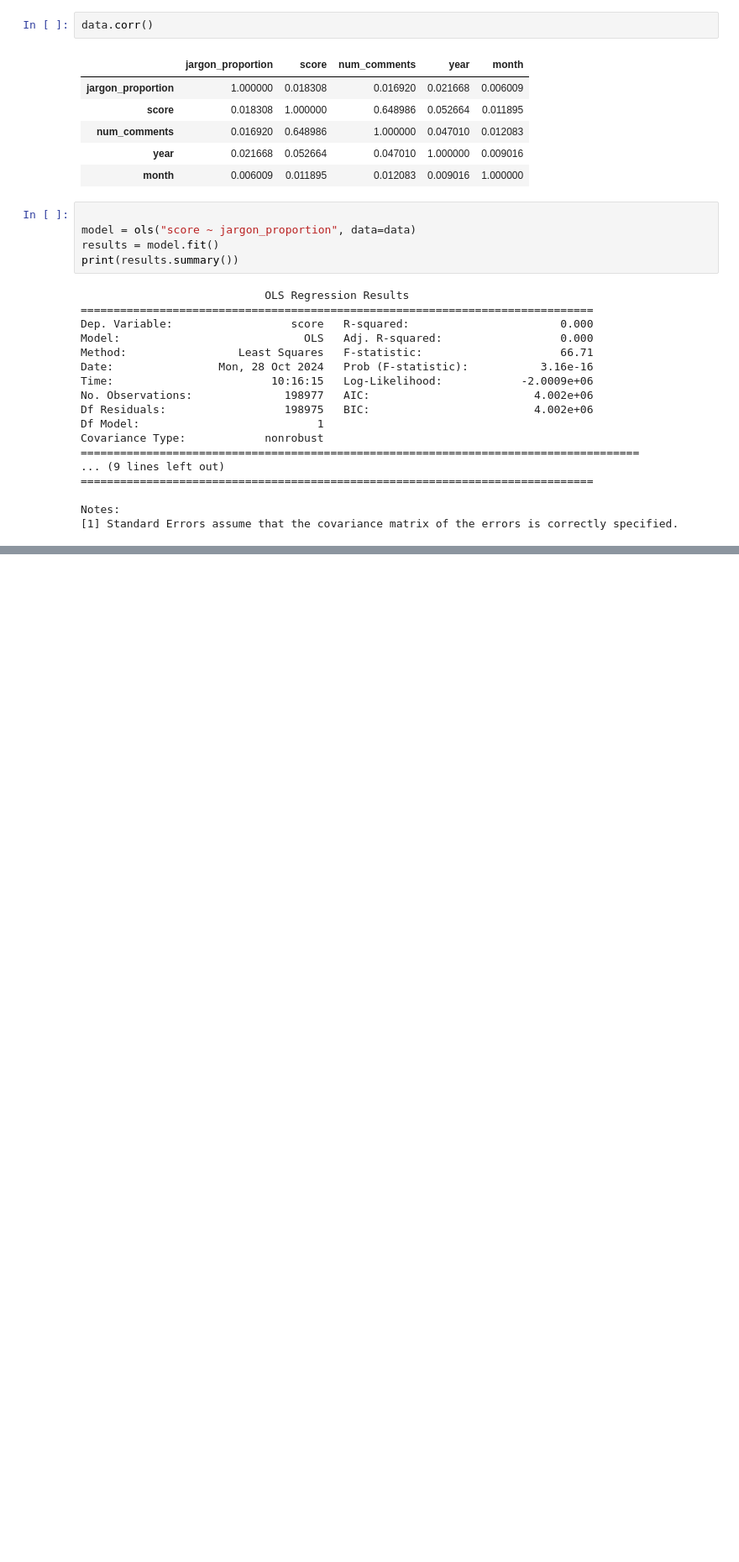
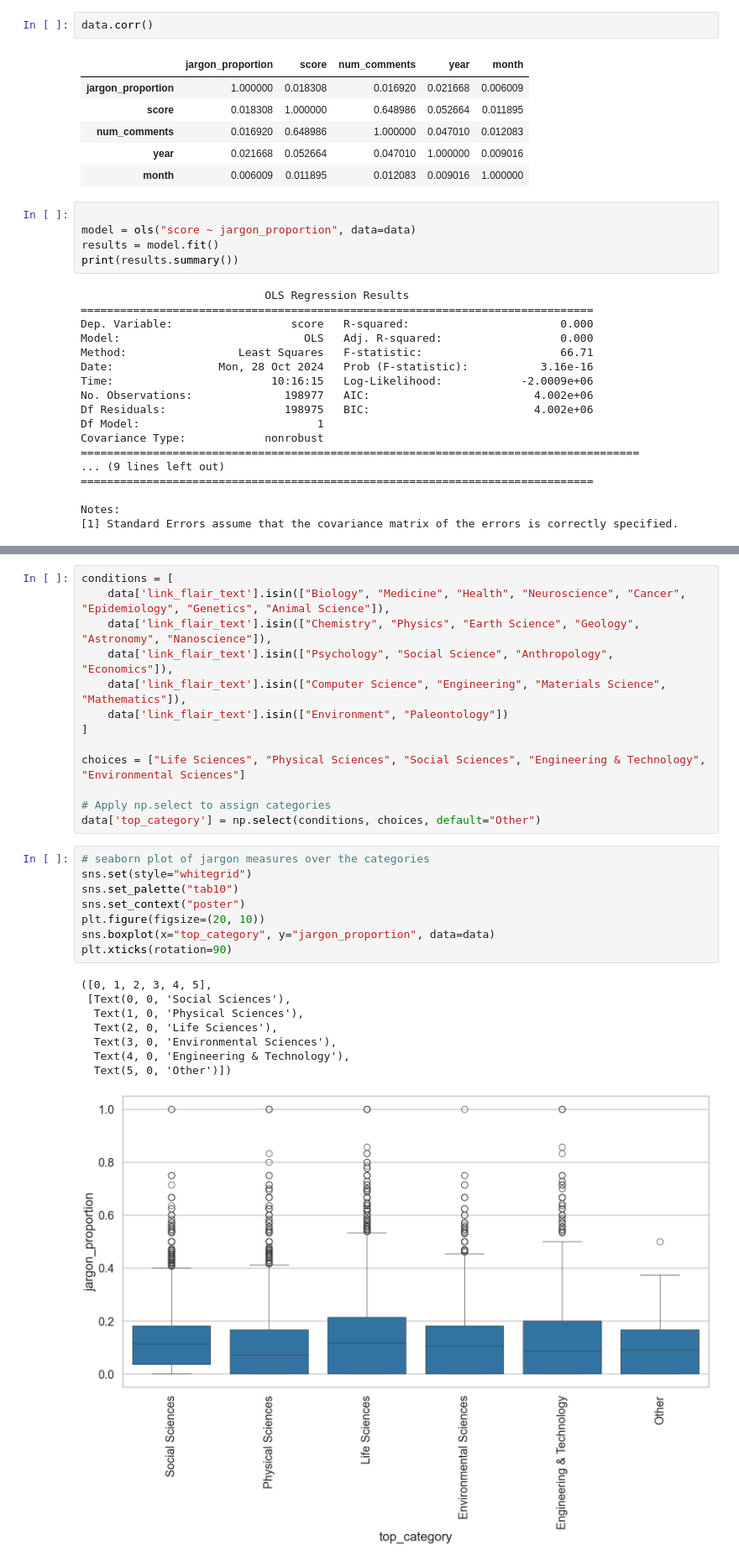
Before and after one commit to vetlewj/algorithmic-media, a Jupyter notebook: jargon_metric/regression_analysis_jargon.ipynb, the cells around one changed output, grey strips where cells are left out. Shown at 84% size. Drawn from its saved outputs; the diff is of its cells as text; blank space fills up the shorter version.

```diff
--- a/jargon_metric/regression_analysis_jargon.ipynb
+++ b/jargon_metric/regression_analysis_jargon.ipynb
@@ -69,0 +98,30 @@ Notes:
+# %%
+conditions = [
+    data['link_flair_text'].isin(["Biology", "Medicine", "Health", "Neuroscience", "Cancer", "Epidemiology", "Genetics", "Animal Science"]),
+    data['link_flair_text'].isin(["Chemistry", "Physics", "Earth Science", "Geology", "Astronomy", "Nanoscience"]),
+    data['link_flair_text'].isin(["Psychology", "Social Science", "Anthropology", "Economics"]),
+    data['link_flair_text'].isin(["Computer Science", "Engineering", "Materials Science", "Mathematics"]),
+    data['link_flair_text'].isin(["Environment", "Paleontology"])
+]
+
+choices = ["Life Sciences", "Physical Sciences", "Social Sciences", "Engineering & Technology", "Environmental Sciences"]
+
+# Apply np.select to assign categories
+data['top_category'] = np.select(conditions, choices, default="Other")
+# %%
+# seaborn plot of jargon measures over the categories
+sns.set(style="whitegrid")
+sns.set_palette("tab10")
+sns.set_context("poster")
+plt.figure(figsize=(20, 10))
+sns.boxplot(x="top_category", y="jargon_proportion", data=data)
+plt.xticks(rotation=90)
+# %% [output]
+([0, 1, 2, 3, 4, 5],
+ [Text(0, 0, 'Social Sciences'),
+  Text(1, 0, 'Physical Sciences'),
+  Text(2, 0, 'Life Sciences'),
+  Text(3, 0, 'Environmental Sciences'),
+  Text(4, 0, 'Engineering & Technology'),
+  Text(5, 0, 'Other')])
+[figure, added]
```
Also changed, not shown: parts of 2 cells of this notebook, 9 other files.
